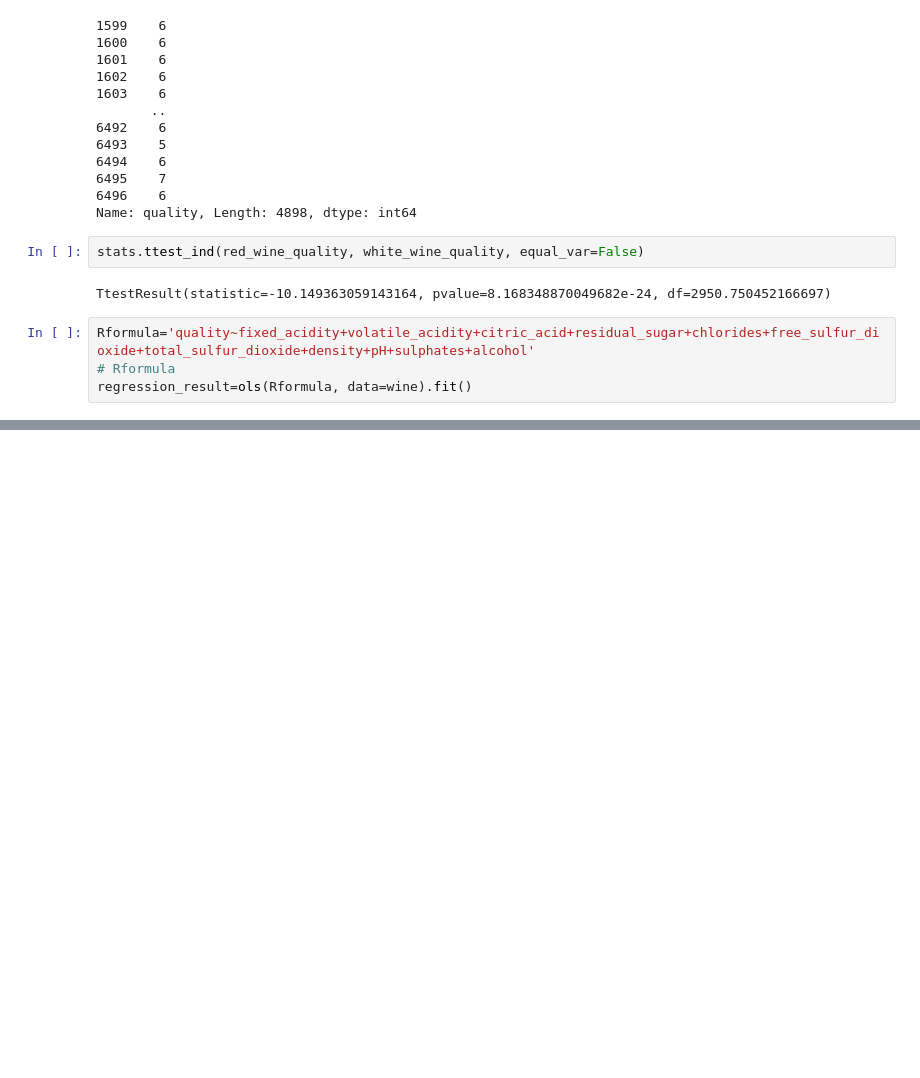
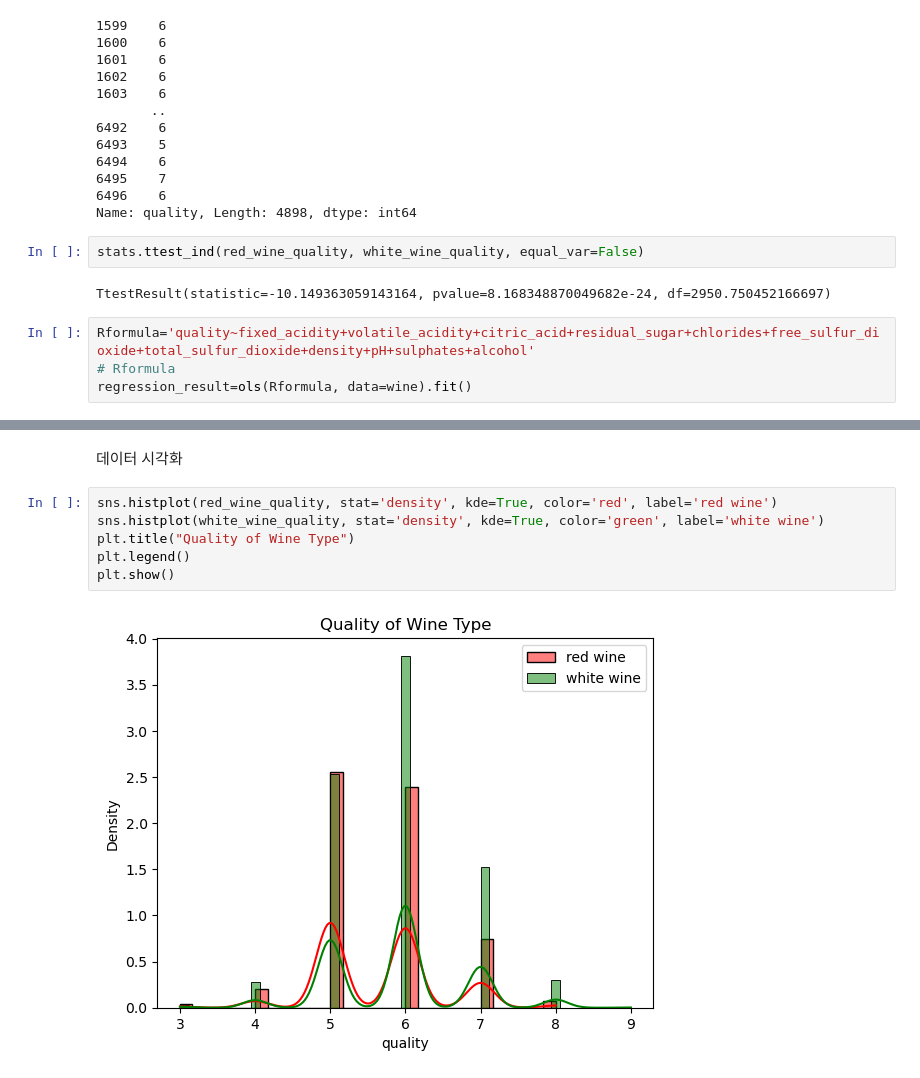
Before and after one commit to LEENYAMNYAM/bigdata2, a Jupyter notebook: wine.ipynb, the cells around one changed output, grey strips where cells are left out. Saved outputs shown, nothing was run; the diff lists cells and outputs as text; blank space fills up the shorter version.

```diff
--- a/wine.ipynb
+++ b/wine.ipynb
@@ -315,0 +393,10 @@ strong multicollinearity or other numerical problems.
+# %% [markdown]
+데이터 시각화
+# %%
+sns.histplot(red_wine_quality, stat='density', kde=True, color='red', label='red wine')
+sns.histplot(white_wine_quality, stat='density', kde=True, color='green', label='white wine')
+plt.title("Quality of Wine Type")
+plt.legend()
+plt.show()
+# %% [output]
+[figure, added]
```
Also changed, not shown: parts of 12 cells of this notebook, 5 other files.
